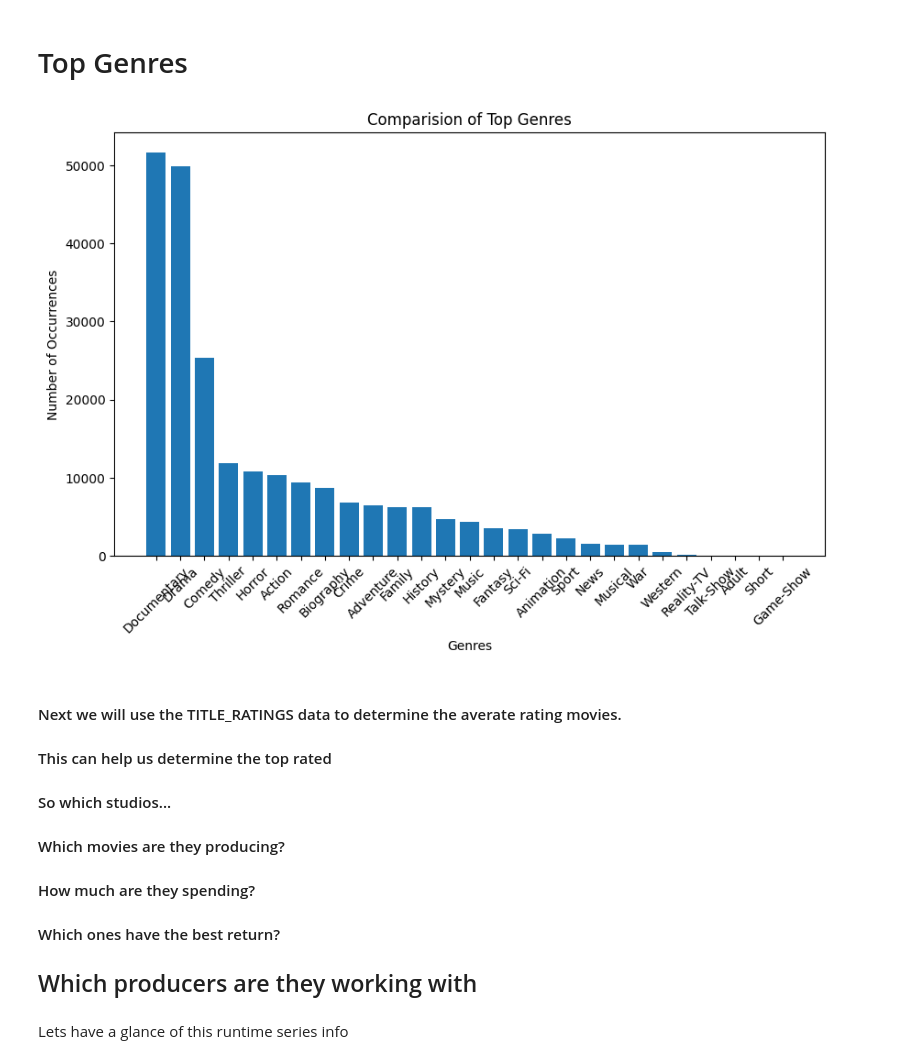
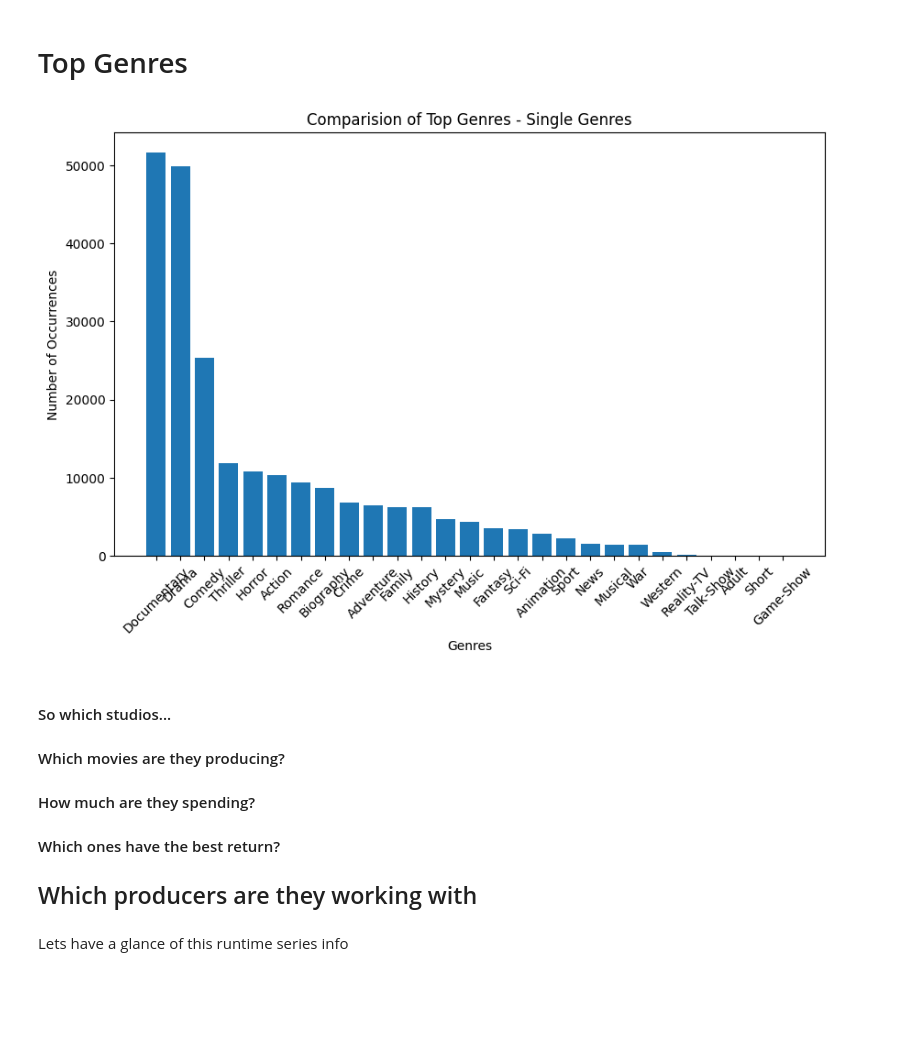
Before and after one commit to learn-co-curriculum/dsc-phase-1-project, a Jupyter notebook: student.ipynb, the cells around one changed output. Saved outputs shown, nothing was run; the diff lists cells and outputs as text; code cells hidden in the pictures; blank space fills up the shorter version.

```diff
--- a/student.ipynb
+++ b/student.ipynb
@@ -145,19 +131,14 @@ plt.show()
 # %%
 plt.figure(figsize=(10, 6))  # Set the figure size (optional)
 plt.bar(single_genre_counts.index, single_genre_counts.values)
 plt.xlabel('Genres')
 plt.ylabel('Number of Occurrences')
-plt.title('Comparision of Top Genres')
+plt.title('Comparision of Top Genres - Single Genres')
 plt.xticks(rotation=45)  # Rotate genre labels for better readability (optional)
 plt.show()
 # %% [output]
-[figure, old version]
+[figure, new version]
 # %% [markdown]
-
-#### Next we will use the TITLE_RATINGS data to determine the averate rating movies.
-#### This can help us determine the top rated
-
-
 #### So which studios...
 
 #### Which movies are they producing?
```
Also changed, not shown: parts of 8 cells of this notebook, 1 other file.
